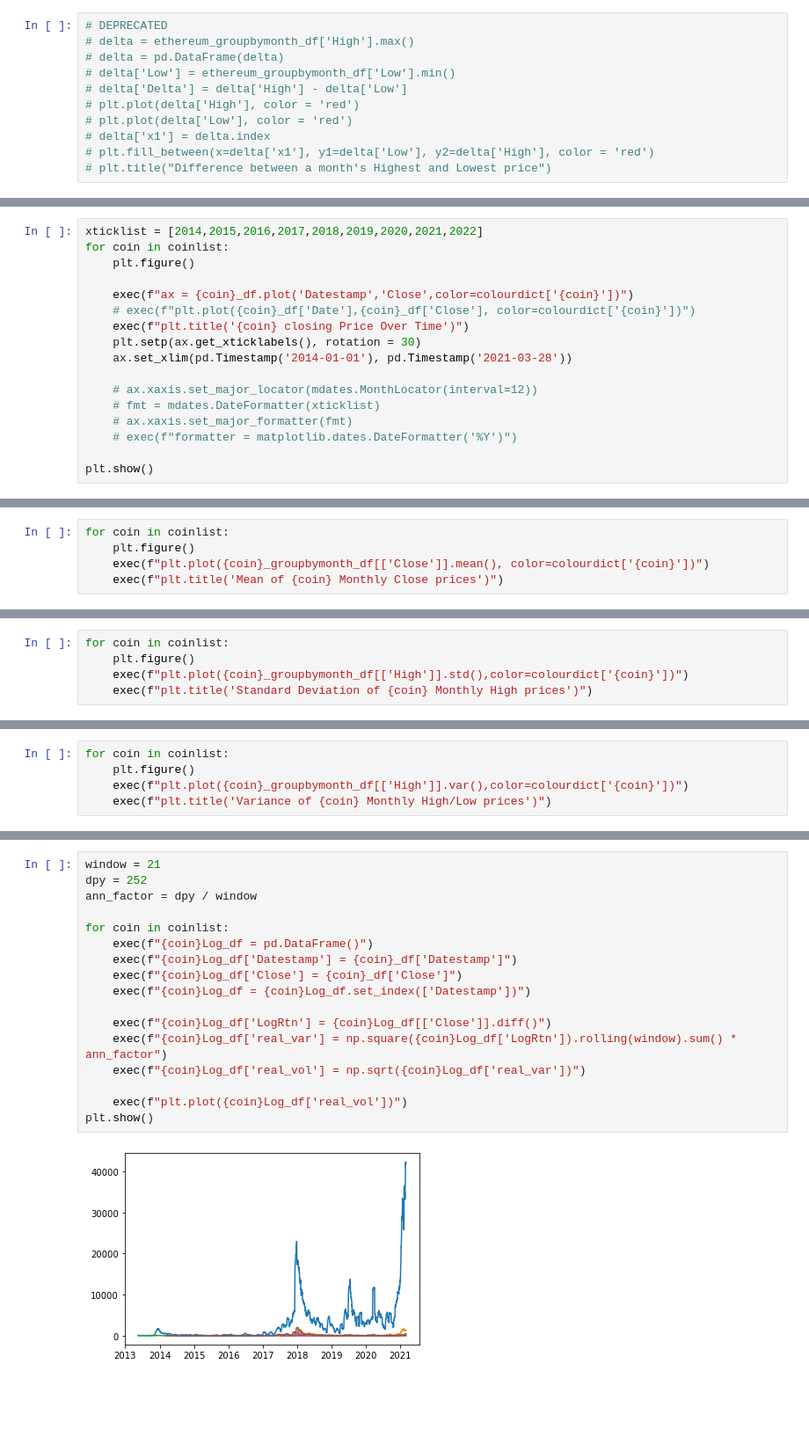
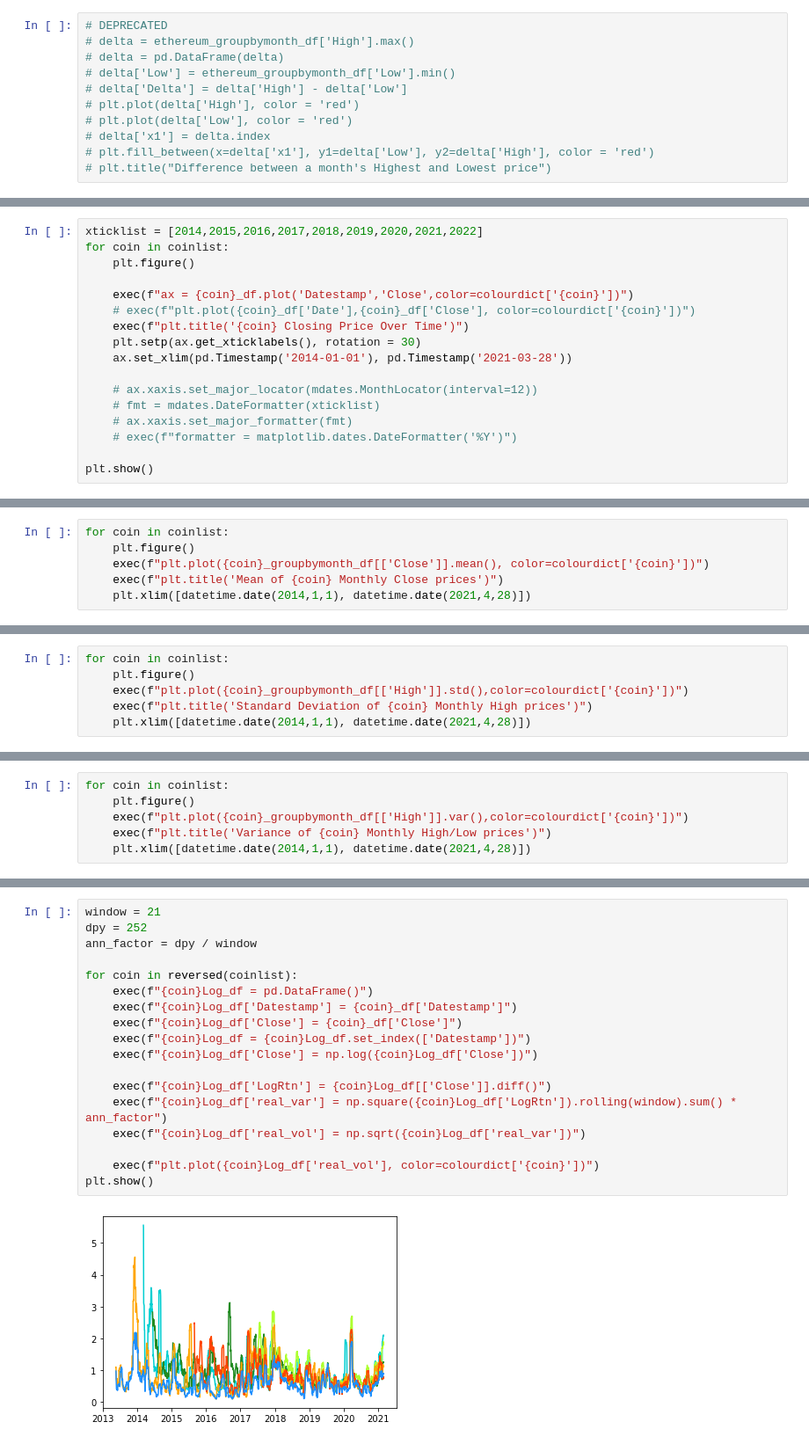
Before and after one commit to nickkyklausng/Crypto-Assignment, a Jupyter notebook: Dave-Crypto-Scratch-Notebook.ipynb, the cells around one changed output, grey strips where cells are left out. Shown at 88% size. Drawn from its saved outputs; the diff is of its cells as text; blank space fills up the shorter version.

Commit message:
Finalising Graphs and Social Media

```diff
--- a/Dave-Crypto-Scratch-Notebook.ipynb
+++ b/Dave-Crypto-Scratch-Notebook.ipynb
@@ -138,7 +130,7 @@ for coin in coinlist:
 
     exec(f"ax = {coin}_df.plot('Datestamp','Close',color=colourdict['{coin}'])")
     # exec(f"plt.plot({coin}_df['Date'],{coin}_df['Close'], color=colourdict['{coin}'])")
-    exec(f"plt.title('{coin} closing Price Over Time')")
+    exec(f"plt.title('{coin} Closing Price Over Time')")
     plt.setp(ax.get_xticklabels(), rotation = 30)
     ax.set_xlim(pd.Timestamp('2014-01-01'), pd.Timestamp('2021-03-28'))
 
@@ -166,4 +158,5 @@ for coin in coinlist:
     plt.figure()
     exec(f"plt.plot({coin}_groupbymonth_df[['Close']].mean(), color=colourdict['{coin}'])")
     exec(f"plt.title('Mean of {coin} Monthly Close prices')")
+    plt.xlim([datetime.date(2014,1,1), datetime.date(2021,4,28)])
 # %% [output]
@@ -178,4 +171,5 @@ for coin in coinlist:
     plt.figure()
     exec(f"plt.plot({coin}_groupbymonth_df[['High']].std(),color=colourdict['{coin}'])")
     exec(f"plt.title('Standard Deviation of {coin} Monthly High prices')")
+    plt.xlim([datetime.date(2014,1,1), datetime.date(2021,4,28)])
 # %% [output]
@@ -190,4 +184,5 @@ for coin in coinlist:
     plt.figure()
     exec(f"plt.plot({coin}_groupbymonth_df[['High']].var(),color=colourdict['{coin}'])")
     exec(f"plt.title('Variance of {coin} Monthly High/Low prices')")
+    plt.xlim([datetime.date(2014,1,1), datetime.date(2021,4,28)])
 # %% [output]
@@ -237,22 +230,23 @@ for coin in reversed(coinlist):
 # %%
 window = 21
 dpy = 252
 ann_factor = dpy / window
 
-for coin in coinlist:
+for coin in reversed(coinlist):
     exec(f"{coin}Log_df = pd.DataFrame()")
     exec(f"{coin}Log_df['Datestamp'] = {coin}_df['Datestamp']")
     exec(f"{coin}Log_df['Close'] = {coin}_df['Close']")
     exec(f"{coin}Log_df = {coin}Log_df.set_index(['Datestamp'])")
+    exec(f"{coin}Log_df['Close'] = np.log({coin}Log_df['Close'])")
 
     exec(f"{coin}Log_df['LogRtn'] = {coin}Log_df[['Close']].diff()")
     exec(f"{coin}Log_df['real_var'] = np.square({coin}Log_df['LogRtn']).rolling(window).sum() * ann_factor")
     exec(f"{coin}Log_df['real_vol'] = np.sqrt({coin}Log_df['real_var'])")
 
-    exec(f"plt.plot({coin}Log_df['real_vol'])")
+    exec(f"plt.plot({coin}Log_df['real_vol'], color=colourdict['{coin}'])")
 plt.show()
 # %% [output]
-[figure, old version]
+[figure, new version]
 # %%
 for coin in coinlist:
     exec(f"{coin}_groupbymonth_df['Volume'].sum().plot(label='{coin}', color=colourdict['{coin}'])")
```
Also changed, not shown: parts of 14 cells of this notebook, 1 other file.
